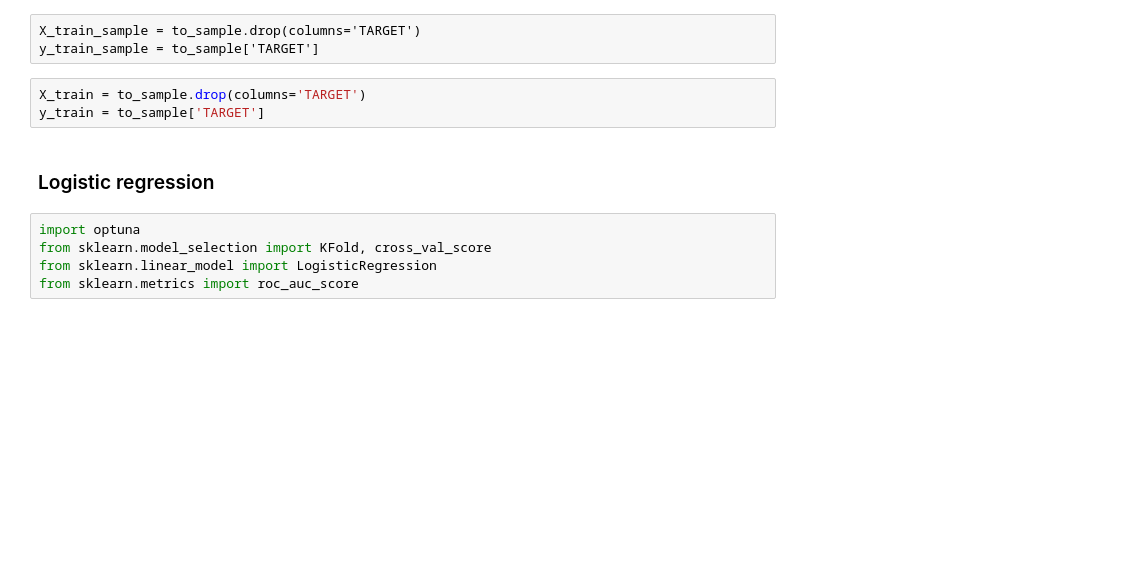
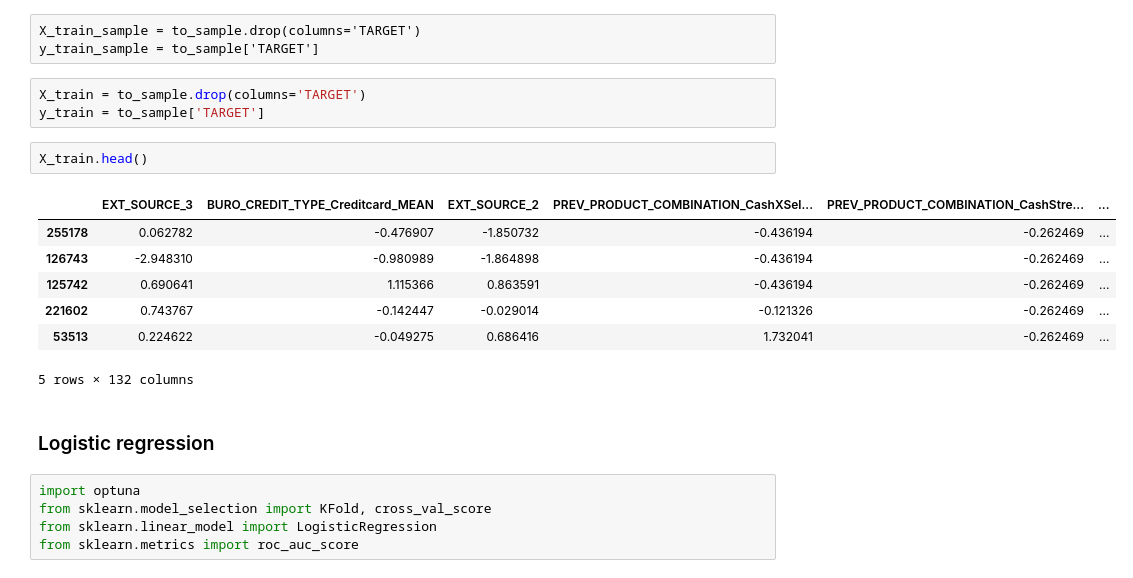
Before and after one commit to matthieu0guim/datascientist_P7, a Jupyter notebook: opti_hyperparametre_et_entrainement_modeles-Copy1.ipynb, the cells around one changed output. Saved outputs shown, nothing was run; the diff lists cells and outputs as text; blank space fills up the shorter version.

```diff
--- a/opti_hyperparametre_et_entrainement_modeles-Copy1.ipynb
+++ b/opti_hyperparametre_et_entrainement_modeles-Copy1.ipynb
@@ -54,6 +86,16 @@ y_train_sample = to_sample['TARGET']
 # %%
 X_train = to_sample.drop(columns='TARGET')
 y_train = to_sample['TARGET']
+# %%
+X_train.head()
+# %% [output]
+|  | EXT_SOURCE_3 | BURO_CREDIT_TYPE_Creditcard_MEAN | EXT_SOURCE_2 | PREV_PRODUCT_COMBINATION_CashXSel... | PREV_PRODUCT_COMBINATION_CashStre... | ... |
+| 255178 | 0.062782 | -0.476907 | -1.850732 | -0.436194 | -0.262469 | ... |
+| 126743 | -2.948310 | -0.980989 | -1.864898 | -0.436194 | -0.262469 | ... |
+| 125742 | 0.690641 | 1.115366 | 0.863591 | -0.436194 | -0.262469 | ... |
+| 221602 | 0.743767 | -0.142447 | -0.029014 | -0.121326 | -0.262469 | ... |
+| 53513 | 0.224622 | -0.049275 | 0.686416 | 1.732041 | -0.262469 | ... |
+5 rows × 132 columns
 # %% [markdown]
 ### Logistic regression
 # %%
```
Also changed, not shown: parts of 5 cells of this notebook, 3 other files.
